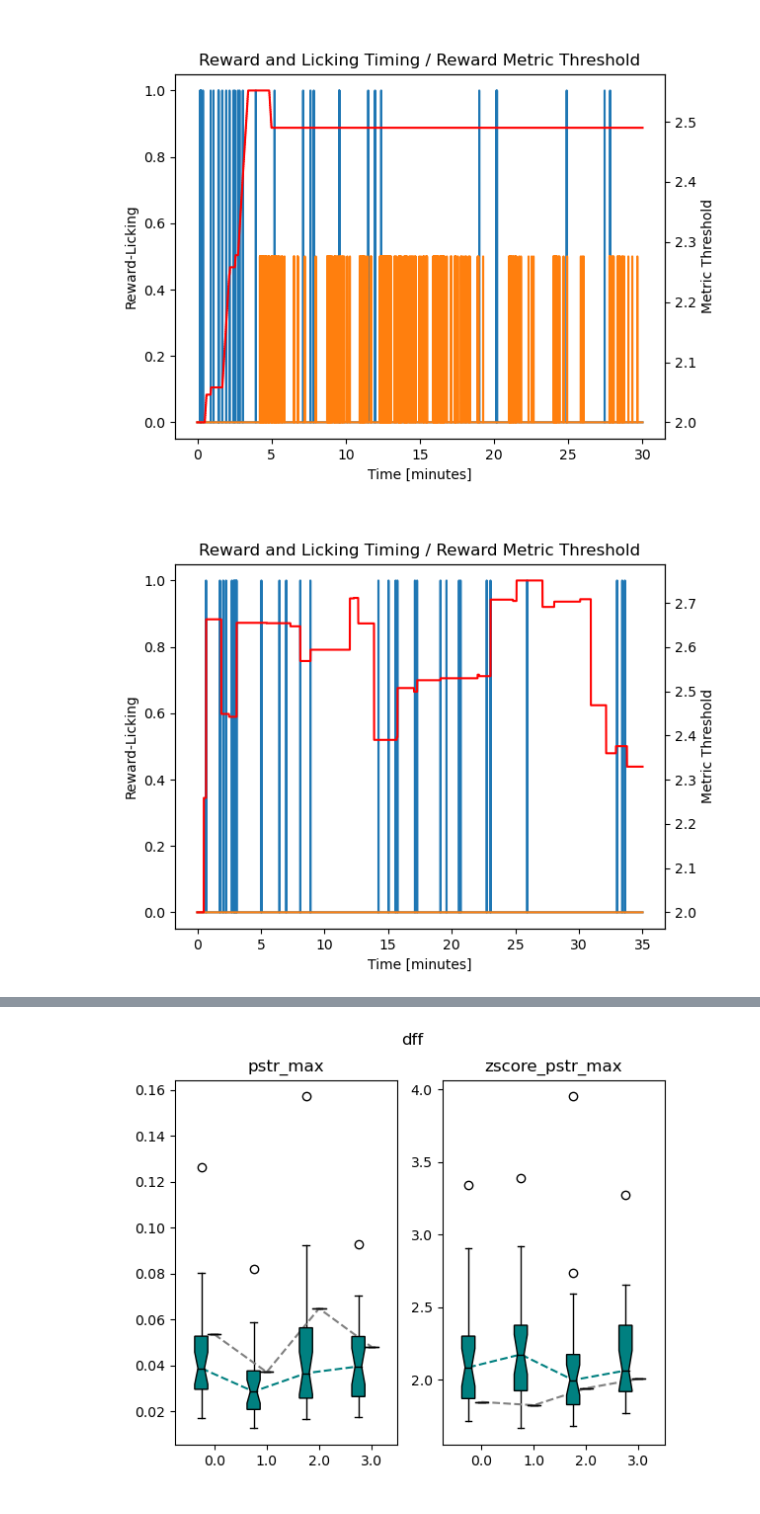
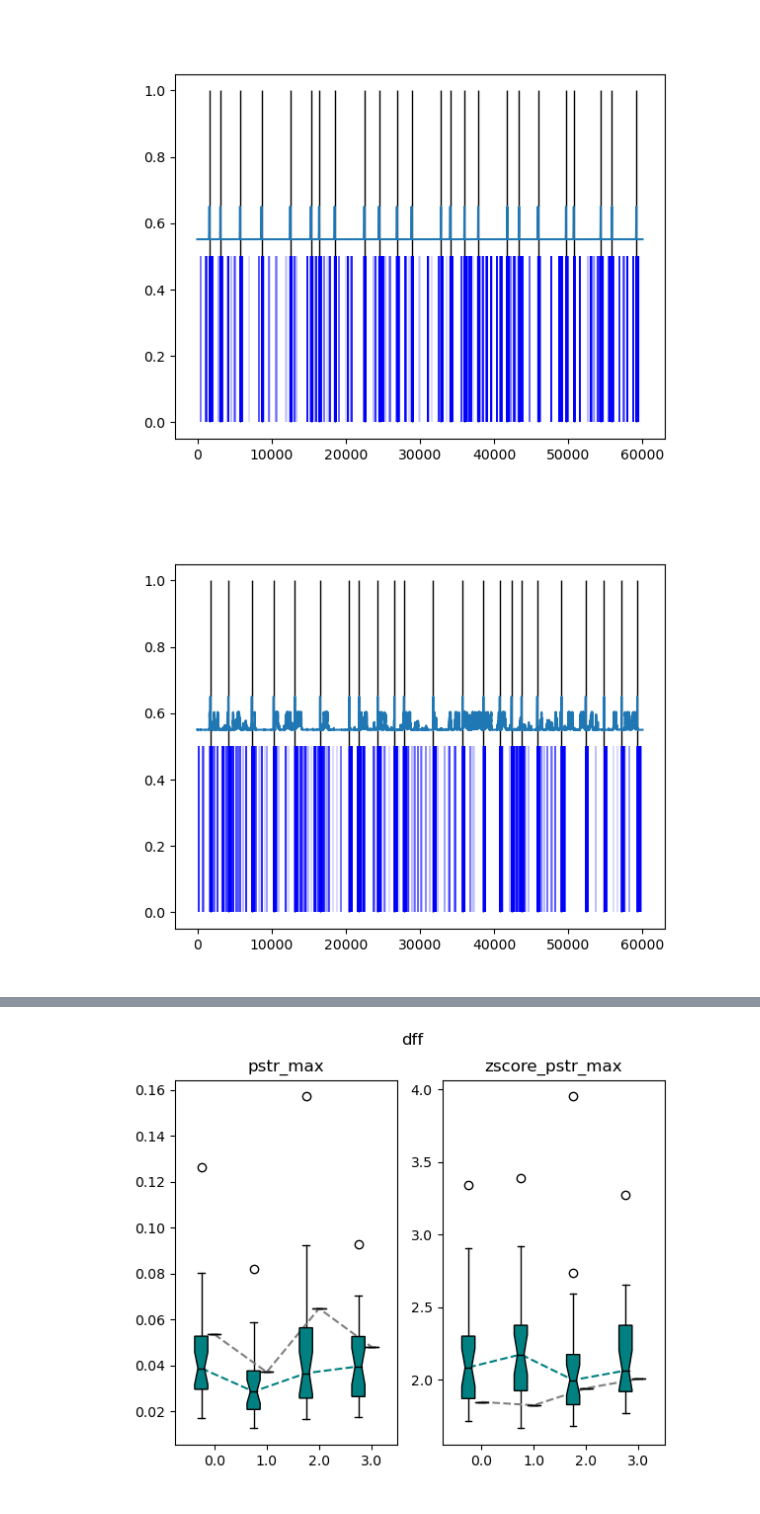
Before and after one commit to PBLab/WideFlow, a Jupyter notebook: wideflow/show_results.ipynb, the cells around one changed output, grey strips where cells are left out. Drawn from its saved outputs; the diff is of its cells as text; code cells hidden in the pictures.

```diff
--- a/wideflow/show_results.ipynb
+++ b/wideflow/show_results.ipynb
@@ -24,15 +24,19 @@ cortex_map_path = '/data/Rotem/Wide Field/WideFlow/data/cortex_map/allen_2d_cort
 rois_dict_path = '/data/Rotem/Wide Field/WideFlow/data/cortex_map/allen_2d_cortex_rois_left_hemi.h5'  # left hemisphere
 # %%
 # mouse ID, sessions to examine and all other parameters - CHANGE IT IF NECESSARY
-mouse_id = '2683'
+mouse_id = '2601'
 mouse_base_path = base_path + mouse_id + '/'
 
 sessions_names = [
-    '20220206_neurofeedback',
+#     '20220206_neurofeedback',
 #     '20220207_neurofeedback',
 #     '20220208_neurofeedback',
-    '20220209_neurofeedback',
+#     '20220209_neurofeedback',
 #     '20220210_neurofeedback',
+    '20220214_CueRewardCoupling',
+    '20220215_CueRewardCoupling',
+#     '20220216_CueRewardCoupling',
+    '20220217_CueRewardCoupling'
 ]
 
 metric_rois_idx = [16]
@@ -58,9 +62,10 @@ with h5py.File(statistics_path, 'a') as f:
 # %%
 # plot sessions statistics
 for sess_name in sessions_names:
     timestamp, cue, metric_result, threhold, serial_readout = extract_from_metadata_file(mouse_base_path + sess_name + '/metadata.txt')
     f, ax = plt.subplots()
-    plot_reward_response(ax, cue, serial_readout, threhold, 0.03)
+    ax.plot(((1+np.array(metric_result))/2)**6/10 + 0.55)
+    plot_reward_response(ax, cue, serial_readout)
 # %% [output]
-[figure, old version]
+[figure, new version]
-[figure, old version]
+[figure, new version]
```
Also changed, not shown: parts of 1 cell of this notebook, 5 other files.
